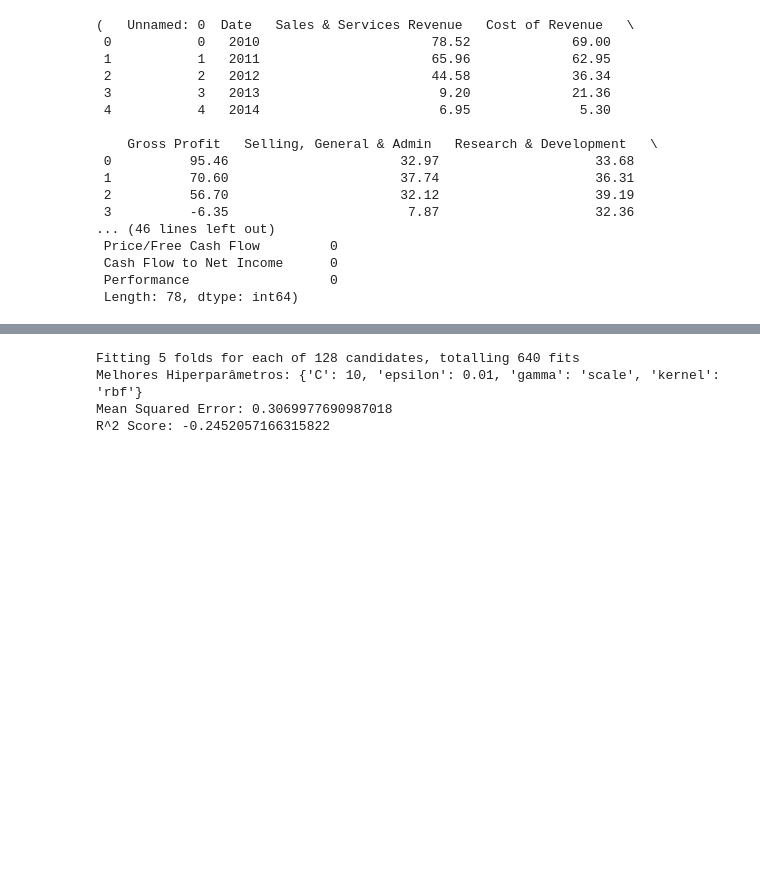
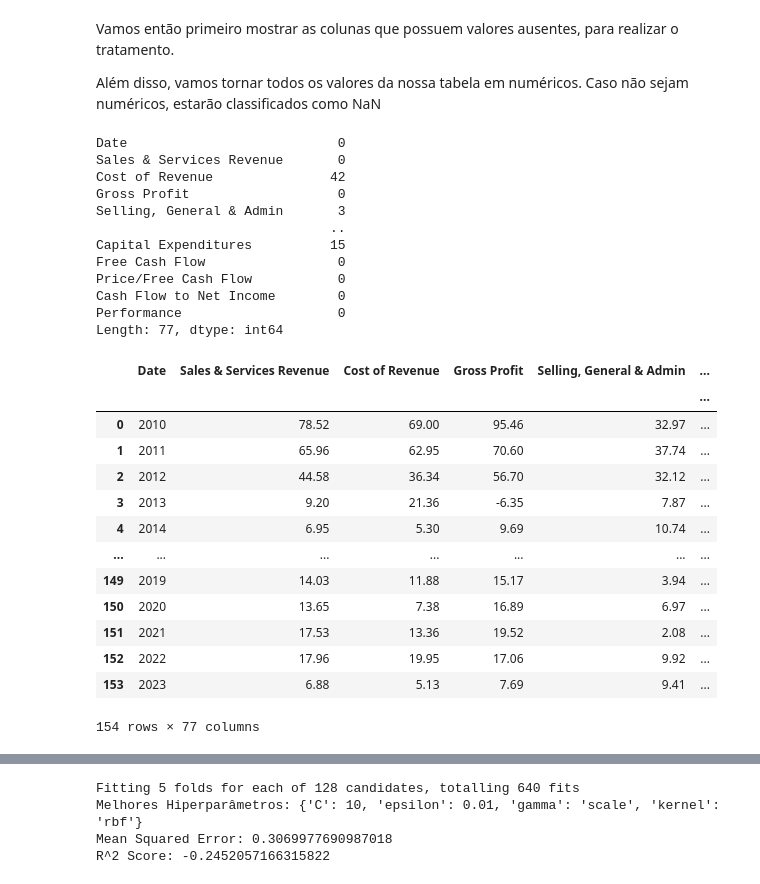
Before and after one commit to JoaoDelVecchio/PO-233-Aprendizado-de-Maquina, a Jupyter notebook: Pré-Processamento/processamento.ipynb, the cells around one changed output, grey strips where cells are left out. Saved outputs shown, nothing was run; the diff lists cells and outputs as text; code cells hidden in the pictures; blank space fills up the shorter version.

```diff
--- a/Pré-Processamento/processamento.ipynb
+++ b/Pré-Processamento/processamento.ipynb
@@ -18,3 +33,8 @@ df.head()
+# %% [markdown]
+Vamos então primeiro mostrar as colunas que possuem valores ausentes, para realizar o tratamento.
+
+
+Além disso, vamos tornar todos os valores da nossa tabela em numéricos. Caso não sejam numéricos, estarão classificados como NaN
 # %%
 for col in df.columns:
     if df[col].dtype == 'object':
@@ -24,23 +44,35 @@ for col in df.columns:
 missing_data = df.isnull().sum()
 
 # Exibir as primeiras linhas após conversão
-df.head(), missing_data
+print(missing_data)
 # %% [output]
-(   Unnamed: 0  Date   Sales & Services Revenue   Cost of Revenue   \
- 0           0   2010                      78.52             69.00
- 1           1   2011                      65.96             62.95
- 2           2   2012                      44.58             36.34
- 3           3   2013                       9.20             21.36
- 4           4   2014                       6.95              5.30
-
-    Gross Profit   Selling, General & Admin   Research & Development   \
- 0          95.46                      32.97                    33.68
- 1          70.60                      37.74                    36.31
- 2          56.70                      32.12                    39.19
- 3          -6.35                       7.87                    32.36
-... (46 lines left out)
- Price/Free Cash Flow         0
- Cash Flow to Net Income      0
- Performance                  0
- Length: 78, dtype: int64)
+Date                           0
+Sales & Services Revenue       0
+Cost of Revenue               42
+Gross Profit                   0
+Selling, General & Admin       3
+                              ..
+Capital Expenditures          15
+Free Cash Flow                 0
+Price/Free Cash Flow           0
+Cash Flow to Net Income        0
+Performance                    0
+Length: 77, dtype: int64
+# %%
+df
+# %% [output]
+|  | Date | Sales & Services Revenue | Cost of Revenue | Gross Profit | Selling, General & Admin | ... |
+|  |  |  |  |  |  | ... |
+| 0 | 2010 | 78.52 | 69.00 | 95.46 | 32.97 | ... |
+| 1 | 2011 | 65.96 | 62.95 | 70.60 | 37.74 | ... |
+| 2 | 2012 | 44.58 | 36.34 | 56.70 | 32.12 | ... |
+| 3 | 2013 | 9.20 | 21.36 | -6.35 | 7.87 | ... |
+| 4 | 2014 | 6.95 | 5.30 | 9.69 | 10.74 | ... |
+| ... | ... | ... | ... | ... | ... | ... |
+| 149 | 2019 | 14.03 | 11.88 | 15.17 | 3.94 | ... |
+| 150 | 2020 | 13.65 | 7.38 | 16.89 | 6.97 | ... |
+| 151 | 2021 | 17.53 | 13.36 | 19.52 | 2.08 | ... |
+| 152 | 2022 | 17.96 | 19.95 | 17.06 | 9.92 | ... |
+| 153 | 2023 | 6.88 | 5.13 | 7.69 | 9.41 | ... |
+154 rows × 77 columns
 # %%
```
Also changed, not shown: parts of 10 cells of this notebook, 5 other files.
